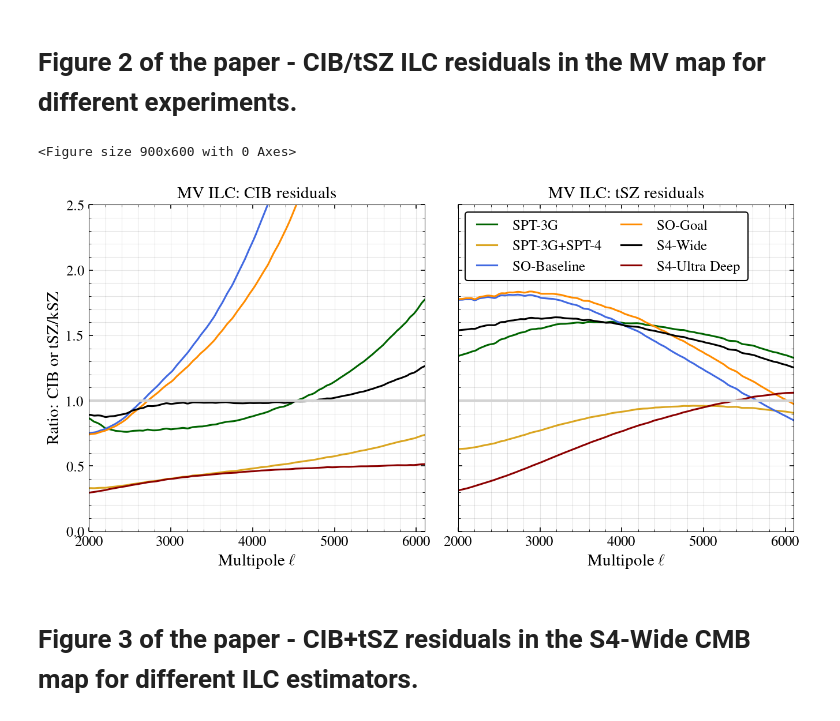
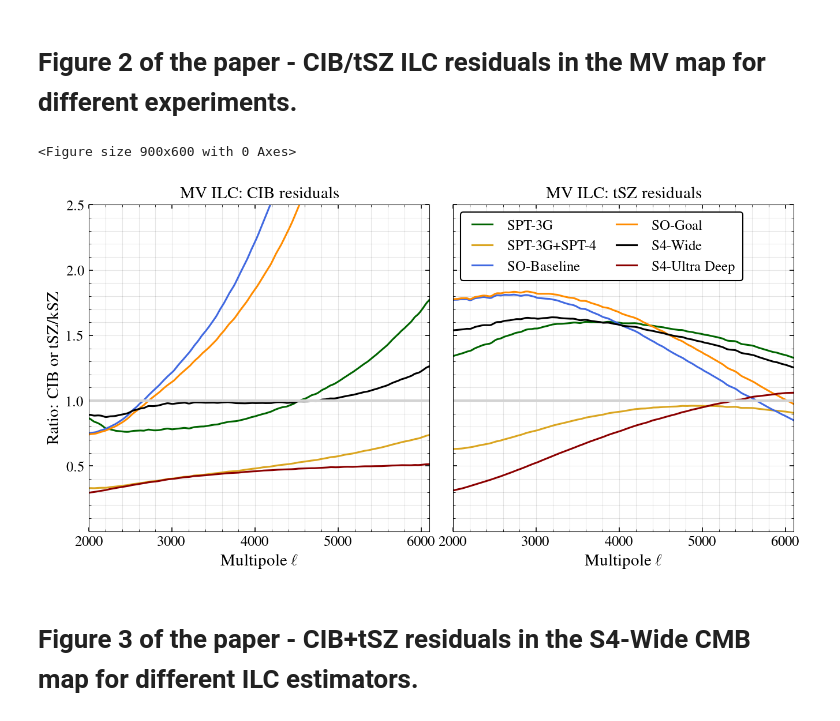
Before and after one commit to sriniraghunathan/cross_ilc_methods_paper, a Jupyter notebook: make_paper_plots.ipynb, the cells around one changed output. Cells and saved outputs as stored; diff of their text form; code cells hidden in the pictures.

```diff
--- a/make_paper_plots.ipynb
+++ b/make_paper_plots.ipynb
@@ -176,7 +176,7 @@ fn_format_axis(ax,fsval-2,fsval-2)
 #limits
 #xmin, xmax = 1000., 5000.
 #ymin, ymax = 0.5, 50.
-xmin, xmax = 500., 6100.
+xmin, xmax = 200., 6100.
 ymin, ymax = .2, 300.
 xlim(xmin, xmax); ylim(ymin, ymax)
 
@@ -204,7 +204,7 @@ els = ilc_dict['el']
 
 clf()
 fig=figure(figsize = (10.5, 5.))
-subplots_adjust(wspace = 0.1)
+subplots_adjust(wspace = 0.07)
 fsval = 14
 for cntr, comp in enumerate( ['CIB', 'tSZ'] ):
     if ratio_plot:
@@ -275,34 +275,35 @@ for cntr, comp in enumerate( ['CIB', 'tSZ'] ):
         ymin, ymax = 0.1, 2e2
         ylab=r'$\ell(\ell+1)\ C_{\ell} / 2\pi$ [$\mu$K$^{2}$]'
 
     if cntr == 0:
         ylabel(ylab, fontsize = fsval)
     else:
          setp(ax.get_yticklabels(), visible=False)
     xlim(xmin, xmax); ylim(ymin, ymax)
     ax.xaxis.set_major_locator(MaxNLocator(nbins=5))
+    ax.yaxis.set_major_locator(MaxNLocator(nbins=5, prune='lower'))
 
     #grid
     #grid(which = 'major', axis = 'both', lw = 0.1, color = 'black')
     #grid(which = 'minor', axis = 'both', lw = 0.05, color = 'black')
     grid(True, which='both', axis = 'both', lw = 0.5, alpha = 0.1)
 
 if (0): #add legend
     xloc, yloc = 0.1, -.07
     w, h = 0.7, 0.1
     cax = fig.add_axes([xloc, yloc, w, h])
     for expname in total_ilc_residuals_dict:
         expname_str, colorval = exp_specs_dict[expname]
         plot([], [], color = colorval, lw = lwval, label = r'\textsc{%s}' %(expname_str))
     legend(loc = 1, fontsize = fsval, ncol = 3, columnspacing=1., framealpha=0.)
     axis('off')
 #save
 plname = 'plots/ilc_cib_tsz_residuals_mv.pdf'
 savefig(plname, dpi = 200.)
 show()
 # %% [output]
 <Figure size 900x600 with 0 Axes>
-[figure, old version]
+[figure, new version]
 # %% [markdown]
 # Figure 3 of the paper - CIB+tSZ residuals in the S4-Wide CMB map for different ILC estimators.
 # %%
```
Also changed, not shown: parts of 16 cells of this notebook, 15 other files.
